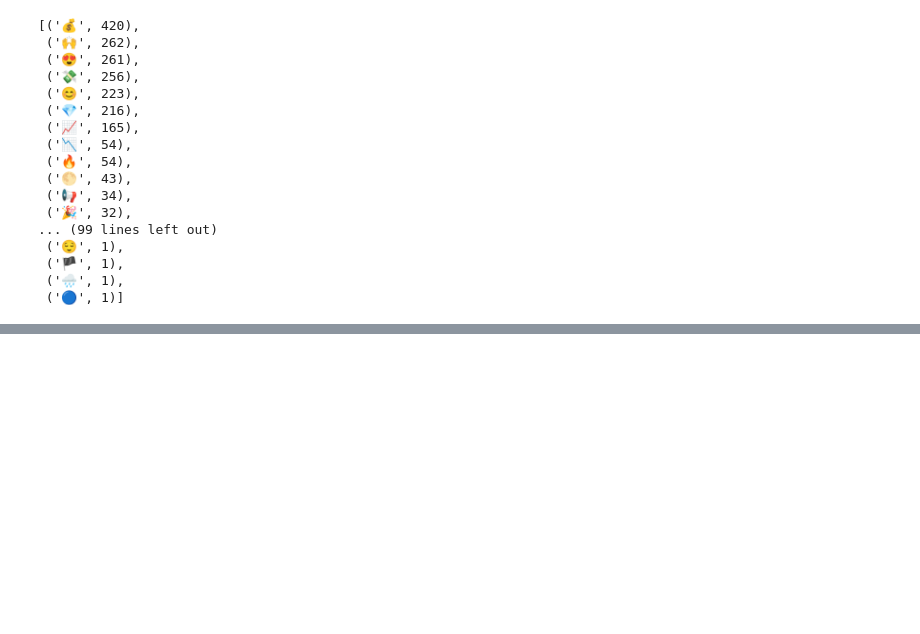
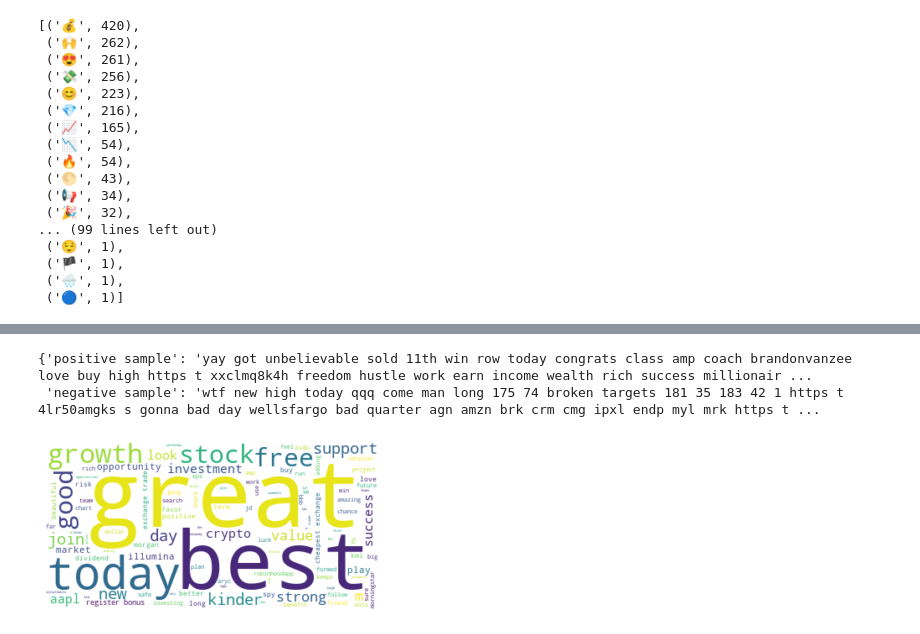
Before and after one commit to LaachH/dream_team, a Jupyter notebook: gunin files/refined.ipynb, the cells around one changed output, grey strips where cells are left out. Saved outputs shown, nothing was run; the diff lists cells and outputs as text; code cells hidden in the pictures; blank space fills up the shorter version.

Commit message:
adding code for wordclouds

```diff
--- a/gunin files/refined.ipynb
+++ b/gunin files/refined.ipynb
@@ -37,6 +52,7 @@ def clean_text(input_str: str) -> str:
     input_str = input_str.lower()
     input_str = re.sub("[^A-Za-z0-9]"," ",input_str)
     input_str = re.sub(r'^https?:\/\/.*[\r\n]*', '', input_str, flags=re.MULTILINE)
+    input_str = re.sub(r'\w+:\/{2}[\d\w-]+(\.[\d\w-]+)*(?:(?:\/[^\s/]*))*', '', input_str)
     input_str = re.sub(r"www.\S+",'',input_str)
     input_str = remove_stopwords(input_str)
     return input_str
@@ -51,14 +67,14 @@ def build_sentiment_df(tweet_dataframe, target_column):
     # getting the corresponding data in lists
     raw_tweets = tweet_dataframe[target_column].tolist()
     cleaned_tweets = [clean_text(i) for i in raw_tweets]
-    tb_polarity = [tb(i).sentiment[0] for i in cleaned_tweets]
+    tb_subjectivity = [tb(i).sentiment[1] for i in cleaned_tweets]
     nltk_polarity = [sia.polarity_scores(i)['compound'] for i in cleaned_tweets]
 
     # building the dataframe
     final_df = pd.DataFrame()
     final_df['tweets'] = raw_tweets
     final_df['cleaned_tweets'] = cleaned_tweets
-    final_df['textblob_polarity'] = tb_polarity
+    final_df['textblob_subjectivity'] = tb_subjectivity
     final_df['nltk_polarity'] = nltk_polarity
 
     final_df = final_df[final_df['tweets'].apply(lambda x: len(x.split(',')) < 280)]
@@ -129,0 +179,37 @@ group_emojis(sort_count)
+# %%
+def get_samples(tweet_dataframe):
+    sorted_df = tweet_dataframe.sort_values(by='nltk_polarity', ascending=False)
+    top20 = sorted_df['cleaned_tweets'].head(50)
+    bottom20 = sorted_df['cleaned_tweets'].tail(50)
+    return {'positive sample': list(top20.values), 'negative sample': list(bottom20.values)}
+
+samples = get_samples(build_sentiment_df(tweet_df, 'text'))
+words = set(nltk.corpus.words.words())
+
+
+for sample in samples['positive sample']:
+    sample = " ".join(w for w in nltk.wordpunct_tokenize(sample) if w.lower() in words or not w.isalpha())
+for sample in samples['negative sample']:
+    sample = " ".join(w for w in nltk.wordpunct_tokenize(sample) if w.lower() in words or not w.isalpha())
+
+# dont need this line of code
+samples['negative sample'].pop(48)
+
+samples['positive sample'] = " ".join(sample for sample in samples['positive sample'])
+samples['negative sample'] = " ".join(sample for sample in samples['negative sample'])
+
+samples
+# %% [output]
+{'positive sample': 'yay got unbelievable sold 11th win row today congrats class amp coach brandonvanzee love buy high https t xxclmq8k4h freedom hustle work earn income wealth rich success millionair ...
+ 'negative sample': 'wtf new high today qqq come man long 175 74 broken targets 181 35 183 42 1 https t 4lr50amgks s gonna bad day wellsfargo bad quarter agn amzn brk crm cmg ipxl endp myl mrk https t ...
+# %%
+stopwords = set(STOPWORDS)
+# add asset names and tickers to this list
+stopwords.update(['https', 'http', 't', 's', 'll', 'mon'])
+
+pos_wordcloud = WordCloud(stopwords=stopwords, background_color="white").generate(samples['positive sample'])
+plt.imshow(pos_wordcloud, interpolation='bilinear')
+plt.axis("off")
+plt.show()
+# %% [output]
+[figure, added]
```
Also changed, not shown: parts of 14 cells of this notebook, 2 other files.
